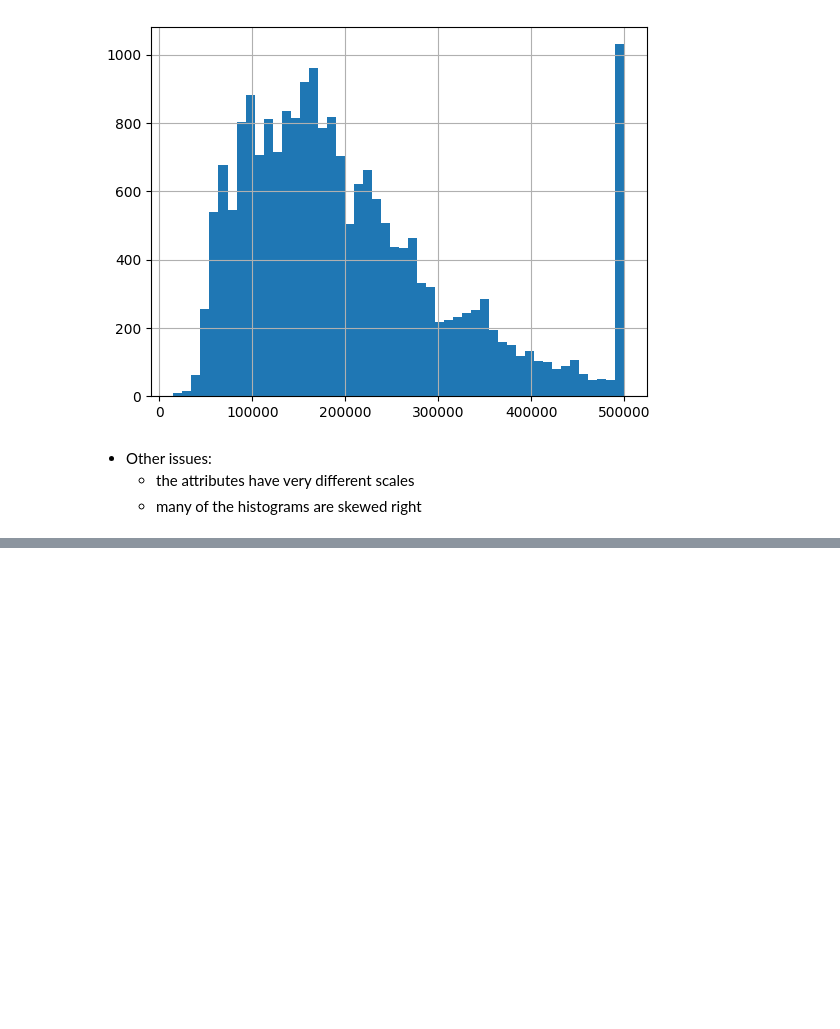
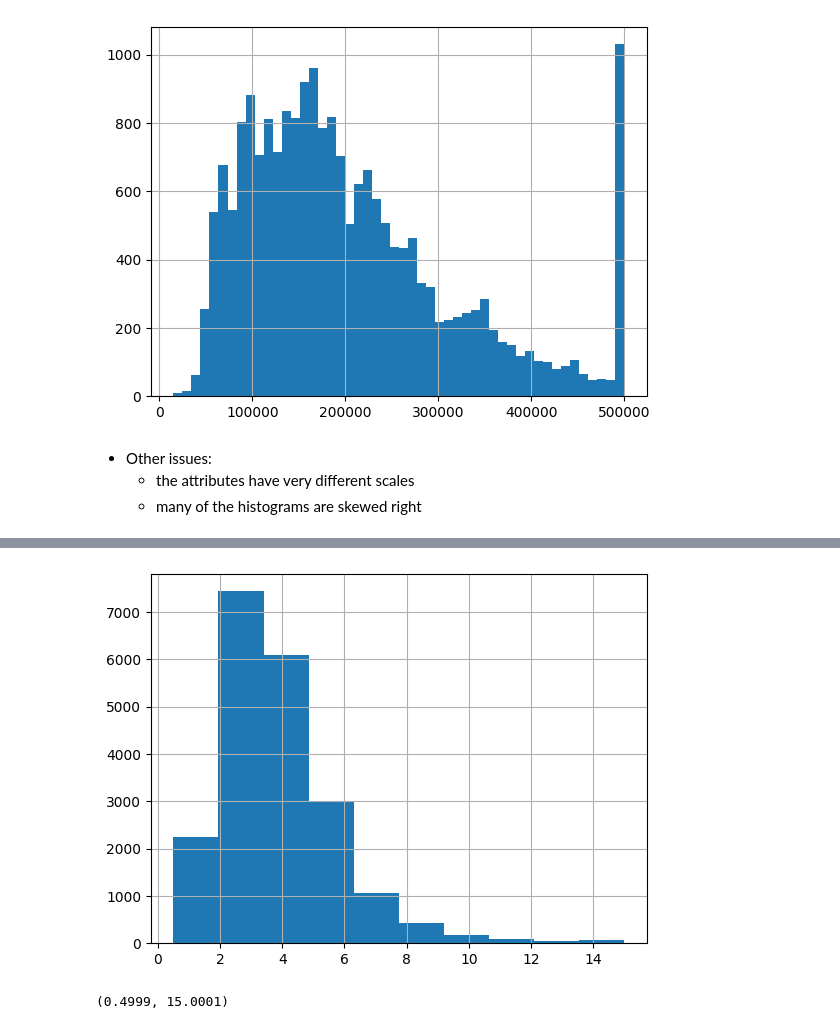
Before and after one commit to PaulToronto/Hands-on-Maching-Learning-Book, a Jupyter notebook: 2_End_to_End_Machine_Learning_Project.ipynb, the cells around one changed output, grey strips where cells are left out. Drawn from its saved outputs; the diff is of its cells as text; code cells hidden in the pictures; blank space fills up the shorter version.

```diff
--- a/2_End_to_End_Machine_Learning_Project.ipynb
+++ b/2_End_to_End_Machine_Learning_Project.ipynb
@@ -267,0 +355,8 @@ housing['median_house_value'].hist(bins=50);
+# %%
+housing['median_income'].hist();
+# %% [output]
+[figure, added]
+# %%
+housing['median_income'].min(), housing['median_income'].max()
+# %% [output]
+(0.4999, 15.0001)
```
Also changed, not shown: parts of 25 cells of this notebook.
